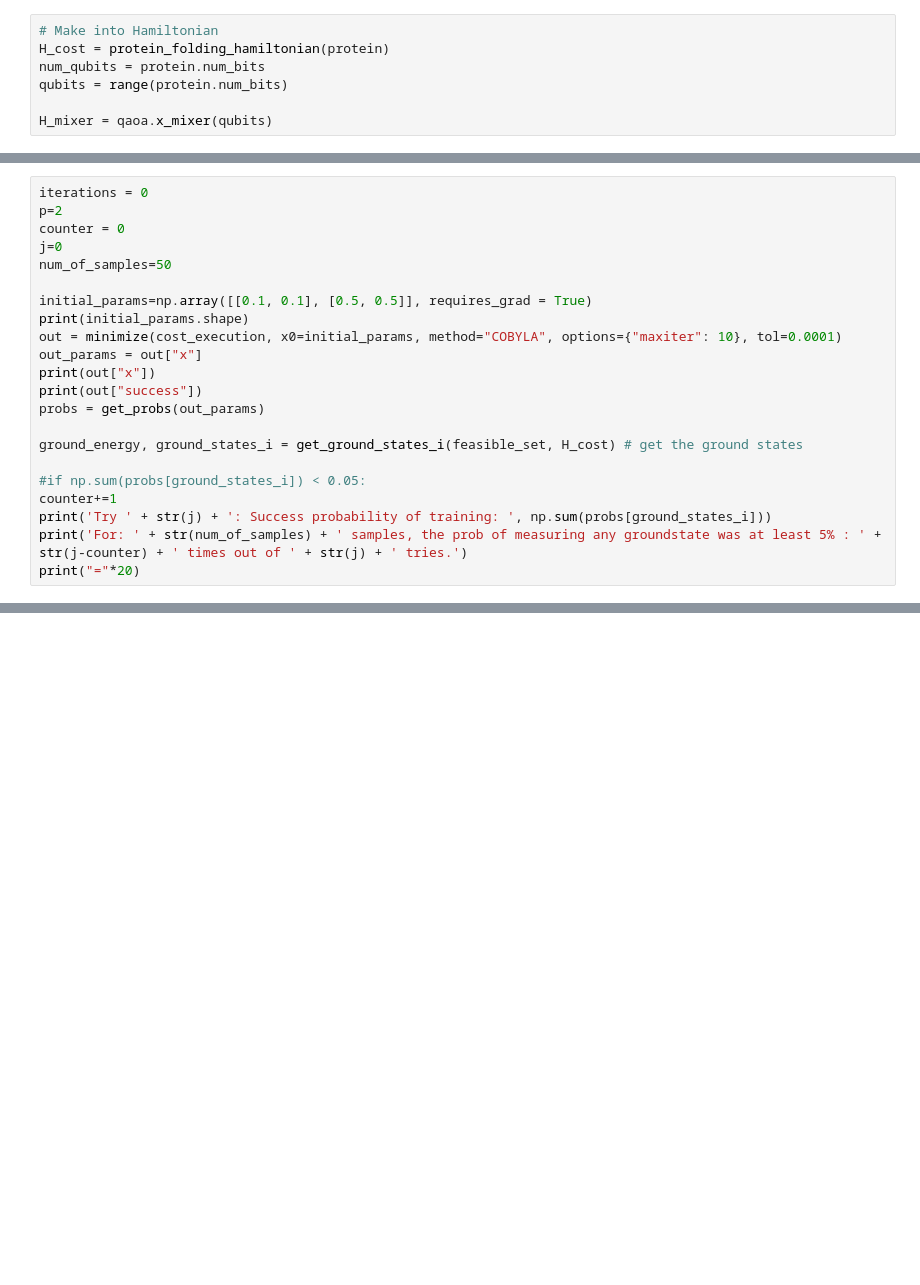
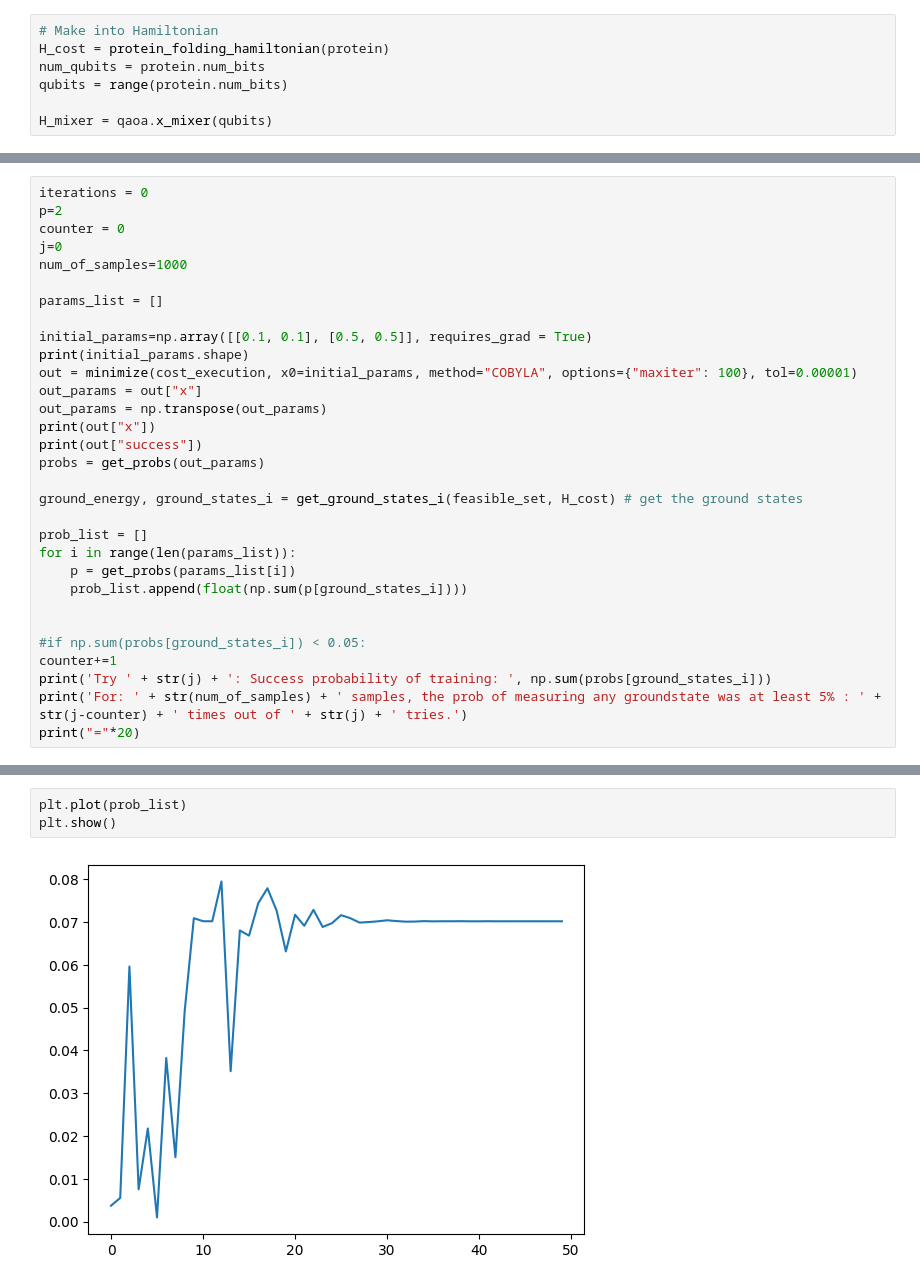
Before and after one commit to jacobljungberg/Testing_CVaR_on_QAOA, a Jupyter notebook: examples/Parameter_test_COBYLA.ipynb, the cells around one changed output, grey strips where cells are left out. Saved outputs shown, nothing was run; the diff lists cells and outputs as text; blank space fills up the shorter version.

Commit message:
Plot för succes prob med COBYLA

```diff
--- a/examples/Parameter_test_COBYLA.ipynb
+++ b/examples/Parameter_test_COBYLA.ipynb
@@ -100,18 +102,27 @@ iterations = 0
 p=2
 counter = 0
 j=0
-num_of_samples=50
+num_of_samples=1000
+
+params_list = []
 
 initial_params=np.array([[0.1, 0.1], [0.5, 0.5]], requires_grad = True)
 print(initial_params.shape)
-out = minimize(cost_execution, x0=initial_params, method="COBYLA", options={"maxiter": 10}, tol=0.0001)
+out = minimize(cost_execution, x0=initial_params, method="COBYLA", options={"maxiter": 100}, tol=0.00001)
 out_params = out["x"]
+out_params = np.transpose(out_params)
 print(out["x"])
 print(out["success"])
 probs = get_probs(out_params)
 
 ground_energy, ground_states_i = get_ground_states_i(feasible_set, H_cost) # get the ground states
 
+prob_list = []
+for i in range(len(params_list)):
+    p = get_probs(params_list[i])
+    prob_list.append(float(np.sum(p[ground_states_i])))
+
+
 #if np.sum(probs[ground_states_i]) < 0.05:
 counter+=1
 print('Try ' + str(j) + ': Success probability of training: ', np.sum(probs[ground_states_i]))
@@ -137 +150,6 @@ For: 50 samples, the prob of measuring any groundstate was at least 5% : -1 time
 ====================
+# %%
+plt.plot(prob_list)
+plt.show()
+# %% [output]
+[figure, added]
```
Also changed, not shown: parts of 3 cells of this notebook, 1 other file.
